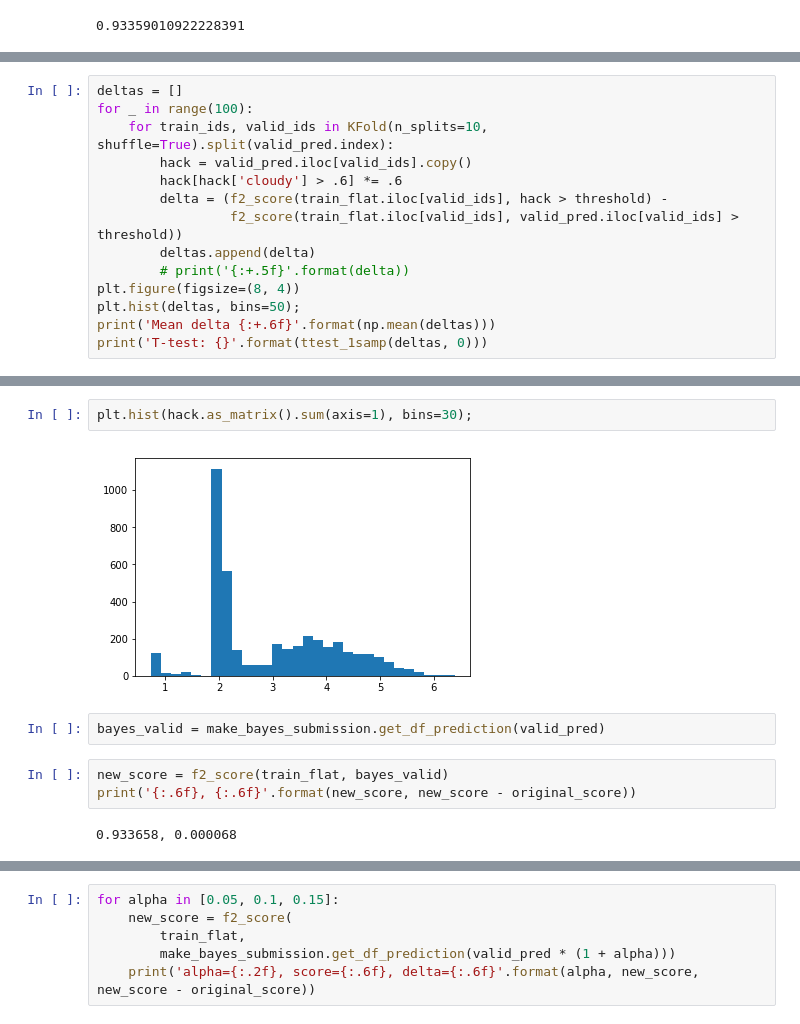
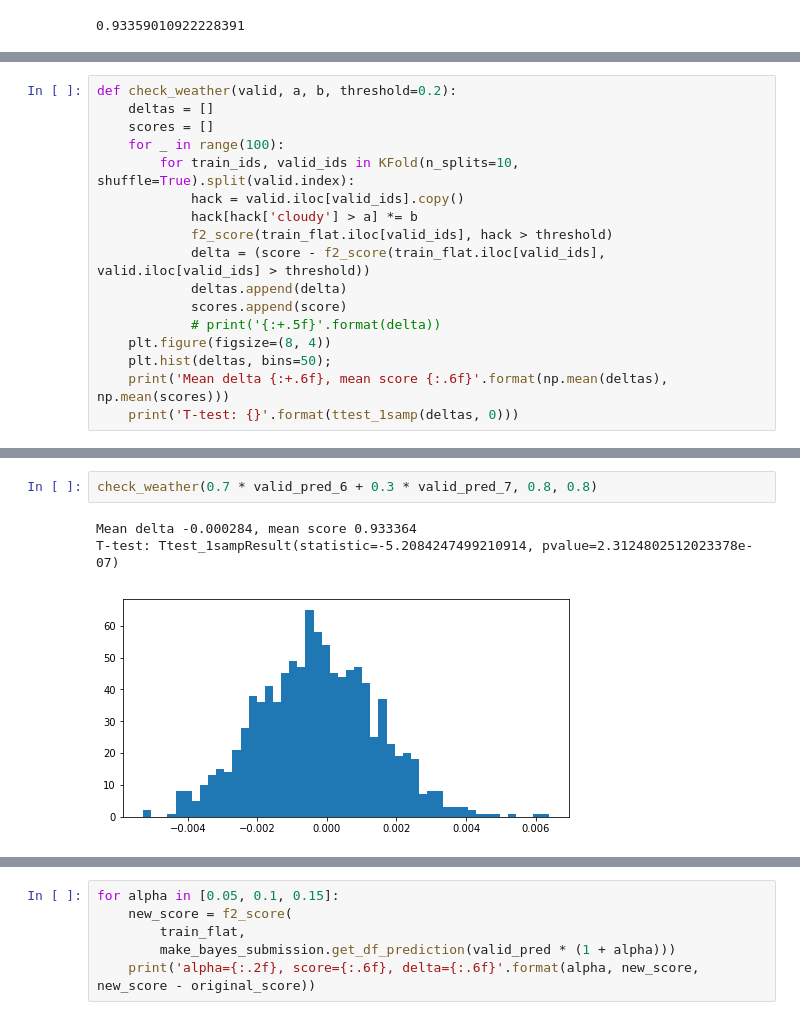
Before and after one commit to lopuhin/kaggle-amazon-2017, a Jupyter notebook: notebooks/heuristics.ipynb, the cells around one changed output, grey strips where cells are left out. Drawn from its saved outputs; the diff is of its cells as text.

```diff
--- a/notebooks/heuristics.ipynb
+++ b/notebooks/heuristics.ipynb
@@ -93,14 +232,17 @@ T-test: Ttest_1sampResult(statistic=-0.10965614595531323, pvalue=0.9150882186658
 # %%
-deltas = []
-for _ in range(100):
-    for train_ids, valid_ids in KFold(n_splits=10, shuffle=True).split(valid_pred.index):
-        hack = valid_pred.iloc[valid_ids].copy()
-        hack[hack['cloudy'] > .6] *= .6
-        delta = (f2_score(train_flat.iloc[valid_ids], hack > threshold) -
-                 f2_score(train_flat.iloc[valid_ids], valid_pred.iloc[valid_ids] > threshold))
-        deltas.append(delta)
-        # print('{:+.5f}'.format(delta))
-plt.figure(figsize=(8, 4))
-plt.hist(deltas, bins=50);
-print('Mean delta {:+.6f}'.format(np.mean(deltas)))
-print('T-test: {}'.format(ttest_1samp(deltas, 0)))
+def check_weather(valid, a, b, threshold=0.2):
+    deltas = []
+    scores = []
+    for _ in range(100):
+        for train_ids, valid_ids in KFold(n_splits=10, shuffle=True).split(valid.index):
+            hack = valid.iloc[valid_ids].copy()
+            hack[hack['cloudy'] > a] *= b
+            f2_score(train_flat.iloc[valid_ids], hack > threshold)
+            delta = (score - f2_score(train_flat.iloc[valid_ids], valid.iloc[valid_ids] > threshold))
+            deltas.append(delta)
+            scores.append(score)
+            # print('{:+.5f}'.format(delta))
+    plt.figure(figsize=(8, 4))
+    plt.hist(deltas, bins=50);
+    print('Mean delta {:+.6f}, mean score {:.6f}'.format(np.mean(deltas), np.mean(scores)))
+    print('T-test: {}'.format(ttest_1samp(deltas, 0)))
@@ -111,11 +249,6 @@ T-test: Ttest_1sampResult(statistic=19.028434315192772, pvalue=3.946994248475879
-# %%
-plt.hist(hack.as_matrix().sum(axis=1), bins=30);
-# %% [output]
-[figure, removed]
-# %%
-bayes_valid = make_bayes_submission.get_df_prediction(valid_pred)
-# %%
-new_score = f2_score(train_flat, bayes_valid)
-print('{:.6f}, {:.6f}'.format(new_score, new_score - original_score))
-# %% [output]
-0.933658, 0.000068
+# %%
+check_weather(0.7 * valid_pred_6 + 0.3 * valid_pred_7, 0.8, 0.8)
+# %% [output]
+Mean delta -0.000284, mean score 0.933364
+T-test: Ttest_1sampResult(statistic=-5.2084247499210914, pvalue=2.3124802512023378e-07)
+[figure, added]
```
Also changed, not shown: parts of 51 cells of this notebook.
